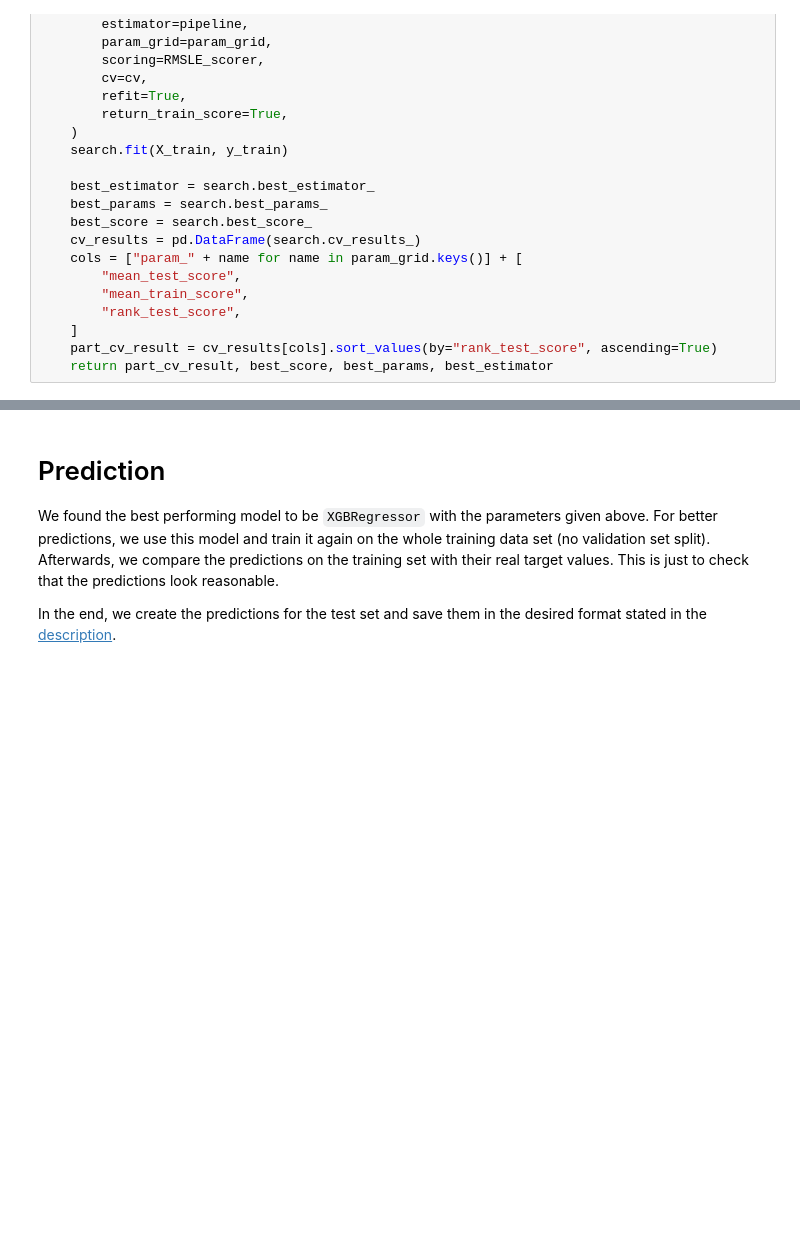
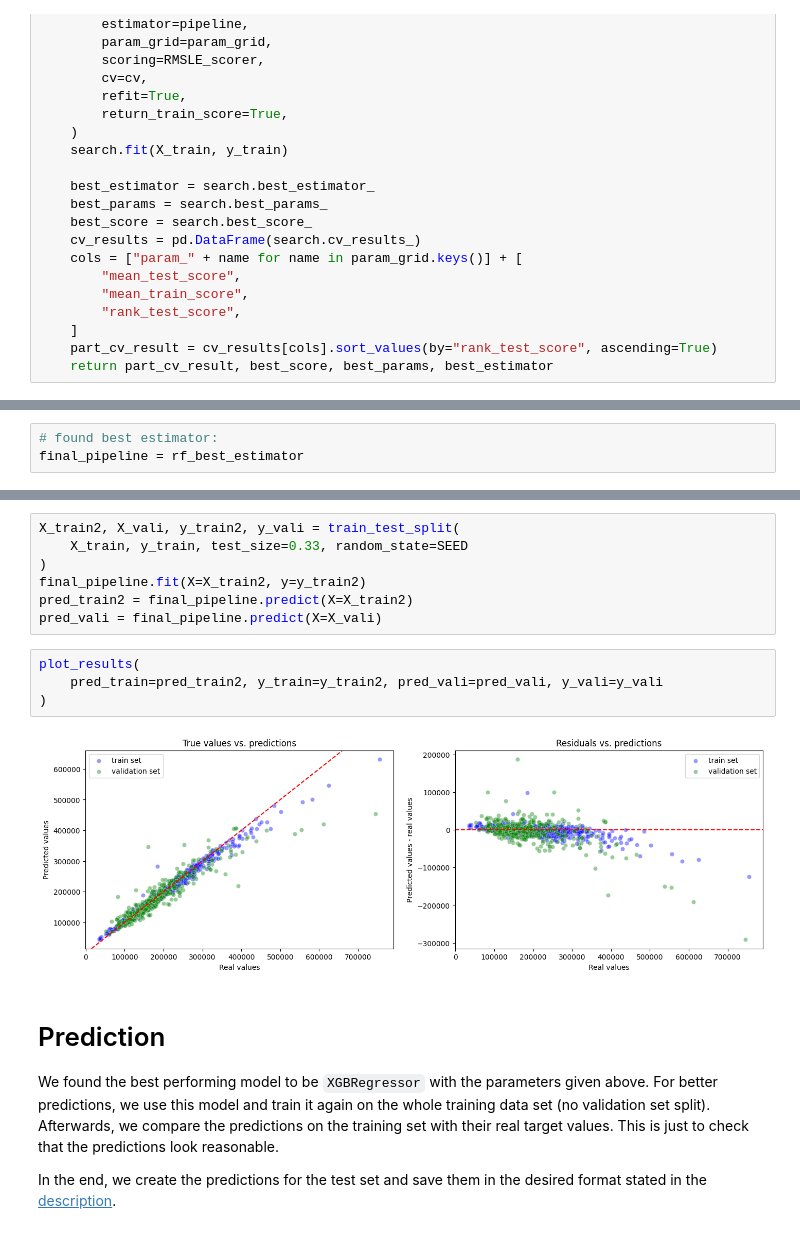
Before and after one commit to ronja-s/ames_housing_prices, a Jupyter notebook: jupyter_notebooks/minimal_version.ipynb, the cells around one changed output, grey strips where cells are left out. Drawn from its saved outputs; the diff is of its cells as text; blank space fills up the shorter version.

```diff
--- a/jupyter_notebooks/minimal_version.ipynb
+++ b/jupyter_notebooks/minimal_version.ipynb
@@ -491,3 +508,6 @@ Best parameters: {'regressor__estimator__eta': 0.1, 'regressor__estimator__max_d
 | 5 | 1000 | 2 | 0.3 | -0.143397 | -0.089521 | ... |
 | 6 | 500 | 5 | 0.3 | -0.143651 | -0.083696 | ... |
 | 7 | 1000 | 5 | 0.3 | -0.146853 | -0.062573 | ... |
+# %%
+# found best estimator:
+final_pipeline = rf_best_estimator
@@ -494,3 +593,16 @@ Best parameters: {'regressor__estimator__eta': 0.1, 'regressor__estimator__max_d
+# %%
+X_train2, X_vali, y_train2, y_vali = train_test_split(
+    X_train, y_train, test_size=0.33, random_state=SEED
+)
+final_pipeline.fit(X=X_train2, y=y_train2)
+pred_train2 = final_pipeline.predict(X=X_train2)
+pred_vali = final_pipeline.predict(X=X_vali)
+# %%
+plot_results(
+    pred_train=pred_train2, y_train=y_train2, pred_vali=pred_vali, y_vali=y_vali
+)
+# %% [output]
+[figure, added]
 # %% [markdown]
 # Prediction <a class="anchor"  id="prediction"></a>
 We found the best performing model to be `XGBRegressor` with the parameters given above. For better predictions, we use this model and train it again on the whole training data set (no validation set split). Afterwards, we compare the predictions on the training set with their real target values. This is just to check that the predictions look reasonable.
```
Also changed, not shown: parts of 15 cells of this notebook.
